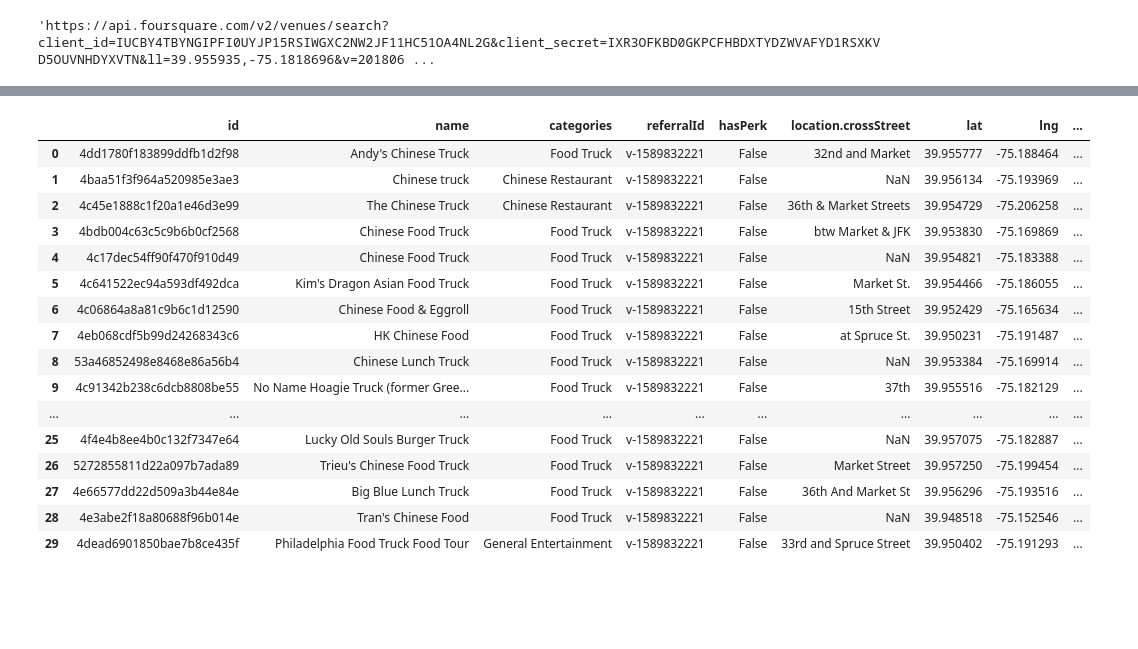
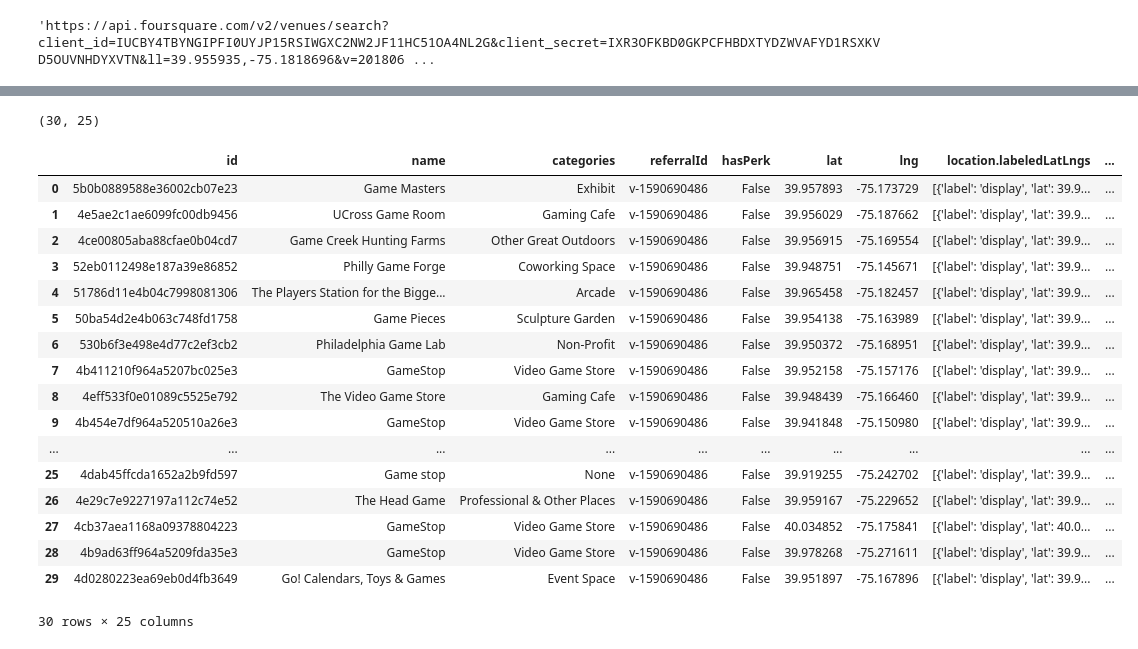
Before and after one commit to dsaltz/Coursera_Capstone, a Jupyter notebook: Capstone_Project_-_Battle_of_the_Neighborhoods.ipynb, the cells around one changed output, grey strips where cells are left out. Cells and saved outputs as stored; diff of their text form; code cells hidden in the pictures; blank space fills up the shorter version.

```diff
--- a/Capstone_Project_-_Battle_of_the_Neighborhoods.ipynb
+++ b/Capstone_Project_-_Battle_of_the_Neighborhoods.ipynb
@@ -137,30 +127,38 @@ dataframe.head(30)
 # %%
-search_query2 = "Chinese Truck" # Need to specify restaurant, otherwise will grab cultural centers and food trucks
-url2 = 'https://api.foursquare.com/v2/venues/search?client_id={}&client_secret={}&ll={},{}&v={}&query={}&radius={}&limit={}'.format(CLIENT_ID, CLIENT_SECRET, latitude, longitude, VERSION, search_query2, radius, LIMIT)
-results2 = requests.get(url2).json()
-results2
-venues2 = results2['response']['venues']
+# define second query for Game related venues, and run through same process
+search_query2 = "Game"
+url2 = 'https://api.foursquare.com/v2/venues/search?client_id={}&client_secret={}&ll={},{}&v={}&query={}&radius={}'.format(CLIENT_ID, CLIENT_SECRET, latitude, longitude, VERSION, search_query2, radius)
+results_game = requests.get(url2).json()
+
+# assign relevant part of JSON to venues
+venues_game = results_game['response']['venues']
 
 # tranform venues into a dataframe
-dataframe_trucks = json_normalize(venues2)
-dataframe_trucks['categories'] = dataframe_trucks.apply(get_category_type, axis=1)
-dataframe_trucks.rename(columns={"location.lat": "lat", "location.lng": "lng"}, inplace=True)
-dataframe_trucks.head(30)
+dataframe_game = json_normalize(venues_game)
+dataframe_game.shape
 # %% [output]
-|  | id | name | categories | referralId | hasPerk | location.crossStreet | lat | lng | ... |
-| 0 | 4dd1780f183899ddfb1d2f98 | Andy's Chinese Truck | Food Truck | v-1589832221 | False | 32nd and Market | 39.955777 | -75.188464 | ... |
-| 1 | 4baa51f3f964a520985e3ae3 | Chinese truck | Chinese Restaurant | v-1589832221 | False | NaN | 39.956134 | -75.193969 | ... |
-| 2 | 4c45e1888c1f20a1e46d3e99 | The Chinese Truck | Chinese Restaurant | v-1589832221 | False | 36th & Market Streets | 39.954729 | -75.206258 | ... |
-| 3 | 4bdb004c63c5c9b6b0cf2568 | Chinese Food Truck | Food Truck | v-1589832221 | False | btw Market & JFK | 39.953830 | -75.169869 | ... |
-| 4 | 4c17dec54ff90f470f910d49 | Chinese Food Truck | Food Truck | v-1589832221 | False | NaN | 39.954821 | -75.183388 | ... |
-| 5 | 4c641522ec94a593df492dca | Kim's Dragon Asian Food Truck | Food Truck | v-1589832221 | False | Market St. | 39.954466 | -75.186055 | ... |
-| 6 | 4c06864a8a81c9b6c1d12590 | Chinese Food & Eggroll | Food Truck | v-1589832221 | False | 15th Street | 39.952429 | -75.165634 | ... |
-| 7 | 4eb068cdf5b99d24268343c6 | HK Chinese Food | Food Truck | v-1589832221 | False | at Spruce St. | 39.950231 | -75.191487 | ... |
-| 8 | 53a46852498e8468e86a56b4 | Chinese Lunch Truck | Food Truck | v-1589832221 | False | NaN | 39.953384 | -75.169914 | ... |
-| 9 | 4c91342b238c6dcb8808be55 | No Name Hoagie Truck (former Gree... | Food Truck | v-1589832221 | False | 37th | 39.955516 | -75.182129 | ... |
-| ... | ... | ... | ... | ... | ... | ... | ... | ... | ... |
-| 25 | 4f4e4b8ee4b0c132f7347e64 | Lucky Old Souls Burger Truck | Food Truck | v-1589832221 | False | NaN | 39.957075 | -75.182887 | ... |
-| 26 | 5272855811d22a097b7ada89 | Trieu's Chinese Food Truck | Food Truck | v-1589832221 | False | Market Street | 39.957250 | -75.199454 | ... |
-| 27 | 4e66577dd22d509a3b44e84e | Big Blue Lunch Truck | Food Truck | v-1589832221 | False | 36th And Market St | 39.956296 | -75.193516 | ... |
-| 28 | 4e3abe2f18a80688f96b014e | Tran's Chinese Food | Food Truck | v-1589832221 | False | NaN | 39.948518 | -75.152546 | ... |
-| 29 | 4dead6901850bae7b8ce435f | Philadelphia Food Truck Food Tour | General Entertainment | v-1589832221 | False | 33rd and Spruce Street | 39.950402 | -75.191293 | ... |
+(30, 25)
+# %%
+# perform category extraction
+dataframe_game['categories'] = dataframe_game.apply(get_category_type, axis=1)
+dataframe_game.rename(columns={"location.lat": "lat", "location.lng": "lng"}, inplace=True)
+dataframe_game.head(50)
+# %% [output]
+|  | id | name | categories | referralId | hasPerk | lat | lng | location.labeledLatLngs | ... |
+| 0 | 5b0b0889588e36002cb07e23 | Game Masters | Exhibit | v-1590690486 | False | 39.957893 | -75.173729 | [{'label': 'display', 'lat': 39.9... | ... |
+| 1 | 4e5ae2c1ae6099fc00db9456 | UCross Game Room | Gaming Cafe | v-1590690486 | False | 39.956029 | -75.187662 | [{'label': 'display', 'lat': 39.9... | ... |
+| 2 | 4ce00805aba88cfae0b04cd7 | Game Creek Hunting Farms | Other Great Outdoors | v-1590690486 | False | 39.956915 | -75.169554 | [{'label': 'display', 'lat': 39.9... | ... |
+| 3 | 52eb0112498e187a39e86852 | Philly Game Forge | Coworking Space | v-1590690486 | False | 39.948751 | -75.145671 | [{'label': 'display', 'lat': 39.9... | ... |
+| 4 | 51786d11e4b04c7998081306 | The Players Station for the Bigge... | Arcade | v-1590690486 | False | 39.965458 | -75.182457 | [{'label': 'display', 'lat': 39.9... | ... |
+| 5 | 50ba54d2e4b063c748fd1758 | Game Pieces | Sculpture Garden | v-1590690486 | False | 39.954138 | -75.163989 | [{'label': 'display', 'lat': 39.9... | ... |
+| 6 | 530b6f3e498e4d77c2ef3cb2 | Philadelphia Game Lab | Non-Profit | v-1590690486 | False | 39.950372 | -75.168951 | [{'label': 'display', 'lat': 39.9... | ... |
+| 7 | 4b411210f964a5207bc025e3 | GameStop | Video Game Store | v-1590690486 | False | 39.952158 | -75.157176 | [{'label': 'display', 'lat': 39.9... | ... |
+| 8 | 4eff533f0e01089c5525e792 | The Video Game Store | Gaming Cafe | v-1590690486 | False | 39.948439 | -75.166460 | [{'label': 'display', 'lat': 39.9... | ... |
+| 9 | 4b454e7df964a520510a26e3 | GameStop | Video Game Store | v-1590690486 | False | 39.941848 | -75.150980 | [{'label': 'display', 'lat': 39.9... | ... |
+| ... | ... | ... | ... | ... | ... | ... | ... | ... | ... |
+| 25 | 4dab45ffcda1652a2b9fd597 | Game stop | None | v-1590690486 | False | 39.919255 | -75.242702 | [{'label': 'display', 'lat': 39.9... | ... |
+| 26 | 4e29c7e9227197a112c74e52 | The Head Game | Professional & Other Places | v-1590690486 | False | 39.959167 | -75.229652 | [{'label': 'display', 'lat': 39.9... | ... |
+| 27 | 4cb37aea1168a09378804223 | GameStop | Video Game Store | v-1590690486 | False | 40.034852 | -75.175841 | [{'label': 'display', 'lat': 40.0... | ... |
+| 28 | 4b9ad63ff964a5209fda35e3 | GameStop | Video Game Store | v-1590690486 | False | 39.978268 | -75.271611 | [{'label': 'display', 'lat': 39.9... | ... |
+| 29 | 4d0280223ea69eb0d4fb3649 | Go! Calendars, Toys & Games | Event Space | v-1590690486 | False | 39.951897 | -75.167896 | [{'label': 'display', 'lat': 39.9... | ... |
+30 rows × 25 columns
```
Also changed, not shown: parts of 10 cells of this notebook, 1 other file.
